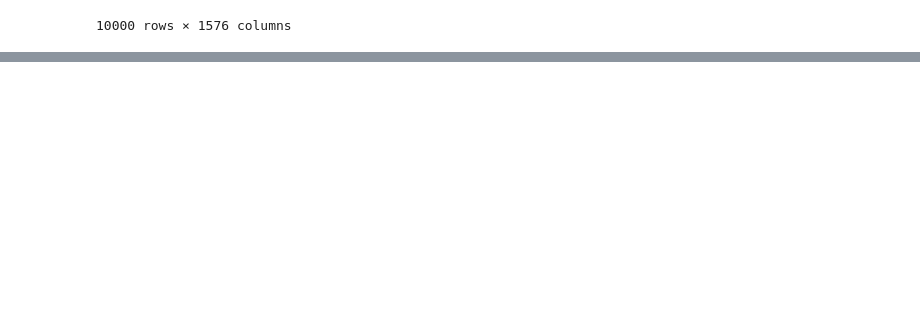
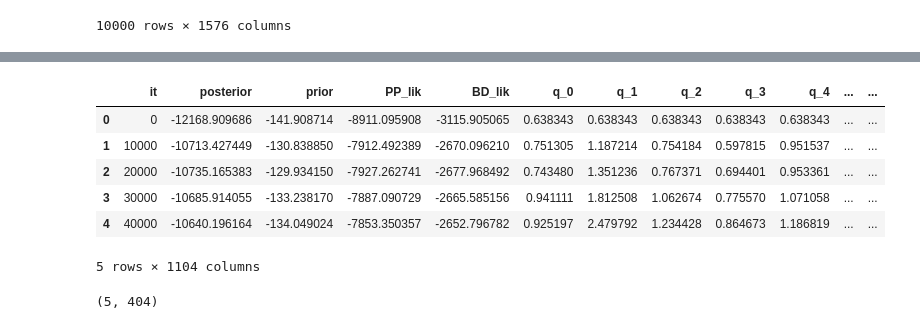
Before and after one commit to shelleylwang/pt_diversity_rates, a Jupyter notebook: mcmc_logs_eda.ipynb, the cells around one changed output, grey strips where cells are left out. Cells and saved outputs as stored; diff of their text form; code cells hidden in the pictures; blank space fills up the shorter version.

Commit message:
trouble shooting syn rep 5 c_covar column inconsistency issue (404 cols vs. all other marg_rates replicates logs have 407, leading to combination issues

```diff
--- a/mcmc_logs_eda.ipynb
+++ b/mcmc_logs_eda.ipynb
@@ -471,0 +512,13 @@ Original: 9607 rows Restored: 394 rows Concatenated: 10001 rows Concatenated_10k
+# %%
+syn_1_mcmc = pd.read_csv('./synapsida/mcmc_fixshift_predictors/C_covar_test/synapsida_pyrate_1_C_G_COVhp_BDS_mcmc.log', sep="\t", header=0)
+syn_2_mcmc = pd.read_csv('./synapsida/mcmc_fixshift_predictors/C_covar_test/synapsida_pyrate_2_C_G_COVhp_BDS_mcmc.log', sep="\t", header=0)
+syn_3_mcmc = pd.read_csv('./synapsida/mcmc_fixshift_predictors/C_covar_test/synapsida_pyrate_3_C_G_COVhp_BDS_mcmc.log', sep="\t", header=0)
+syn_4_mcmc = pd.read_csv('./synapsida/mcmc_fixshift_predictors/C_covar_test/synapsida_pyrate_4_C_G_COVhp_BDS_mcmc.log', sep="\t", header=0)
+syn_5_mcmc = pd.read_csv('./synapsida/mcmc_fixshift_predictors/C_covar_test/synapsida_pyrate_5_C_G_COVhp_BDS_mcmc.log', sep="\t", header=0)
+syn_6_mcmc = pd.read_csv('./synapsida/mcmc_fixshift_predictors/C_covar_test/synapsida_pyrate_6_C_G_COVhp_BDS_mcmc.log', sep="\t", header=0)
+syn_7_mcmc = pd.read_csv('./synapsida/mcmc_fixshift_predictors/C_covar_test/synapsida_pyrate_7_C_G_COVhp_BDS_mcmc.log', sep="\t", header=0)
+syn_8_mcmc = pd.read_csv('./synapsida/mcmc_fixshift_predictors/C_covar_test/synapsida_pyrate_8_C_G_COVhp_BDS_mcmc.log', sep="\t", header=0)
+syn_9_mcmc = pd.read_csv('./synapsida/mcmc_fixshift_predictors/C_covar_test/synapsida_pyrate_9_C_G_COVhp_BDS_mcmc.log', sep="\t", header=0)
+syn_10_mcmc = pd.read_csv('./synapsida/mcmc_fixshift_predictors/C_covar_test/synapsida_pyrate_10_C_G_COVhp_BDS_mcmc.log', sep="\t", header=0)
+
+syn_1_mcmc.shape, syn_2_mcmc.shape, syn_3_mcmc.shape, syn_4_mcmc.shape, syn_5_mcmc.shape, syn_6_mcmc.shape, syn_7_mcmc.shape, syn_8_mcmc.shape, syn_9_mcmc.shape, syn_10_mcmc.shape
@@ -471,0 +536,17 @@ Original: 9607 rows Restored: 394 rows Concatenated: 10001 rows Concatenated_10k
+# %%
+syn_5_mcmc.head()
+# %% [output]
+|  | it | posterior | prior | PP_lik | BD_lik | q_0 | q_1 | q_2 | q_3 | q_4 | ... | ... |
+| 0 | 0 | -12168.909686 | -141.908714 | -8911.095908 | -3115.905065 | 0.638343 | 0.638343 | 0.638343 | 0.638343 | 0.638343 | ... | ... |
+| 1 | 10000 | -10713.427449 | -130.838850 | -7912.492389 | -2670.096210 | 0.751305 | 1.187214 | 0.754184 | 0.597815 | 0.951537 | ... | ... |
+| 2 | 20000 | -10735.165383 | -129.934150 | -7927.262741 | -2677.968492 | 0.743480 | 1.351236 | 0.767371 | 0.694401 | 0.953361 | ... | ... |
+| 3 | 30000 | -10685.914055 | -133.238170 | -7887.090729 | -2665.585156 | 0.941111 | 1.812508 | 1.062674 | 0.775570 | 1.071058 | ... | ... |
+| 4 | 40000 | -10640.196164 | -134.049024 | -7853.350357 | -2652.796782 | 0.925197 | 2.479792 | 1.234428 | 0.864673 | 1.186819 | ... | ... |
+5 rows × 1104 columns
+# %%
+# reran rep 5 on ws just to see if the loss of 3 columns was a fluke. Nope, it's consistent across reruns
+# Need to check pyrate input file
+syn_5_marginal_rates_rerun = pd.read_csv('./synapsida/pyrate_mcmc_logs/synapsida_pyrate_5_C_G_COVhp_BDS_marginal_rates.log', sep="\t", header=0)
+syn_5_marginal_rates_rerun.shape
+# %% [output]
+(5, 404)
```
Also changed, not shown: parts of 5 cells of this notebook, 4 other files.
